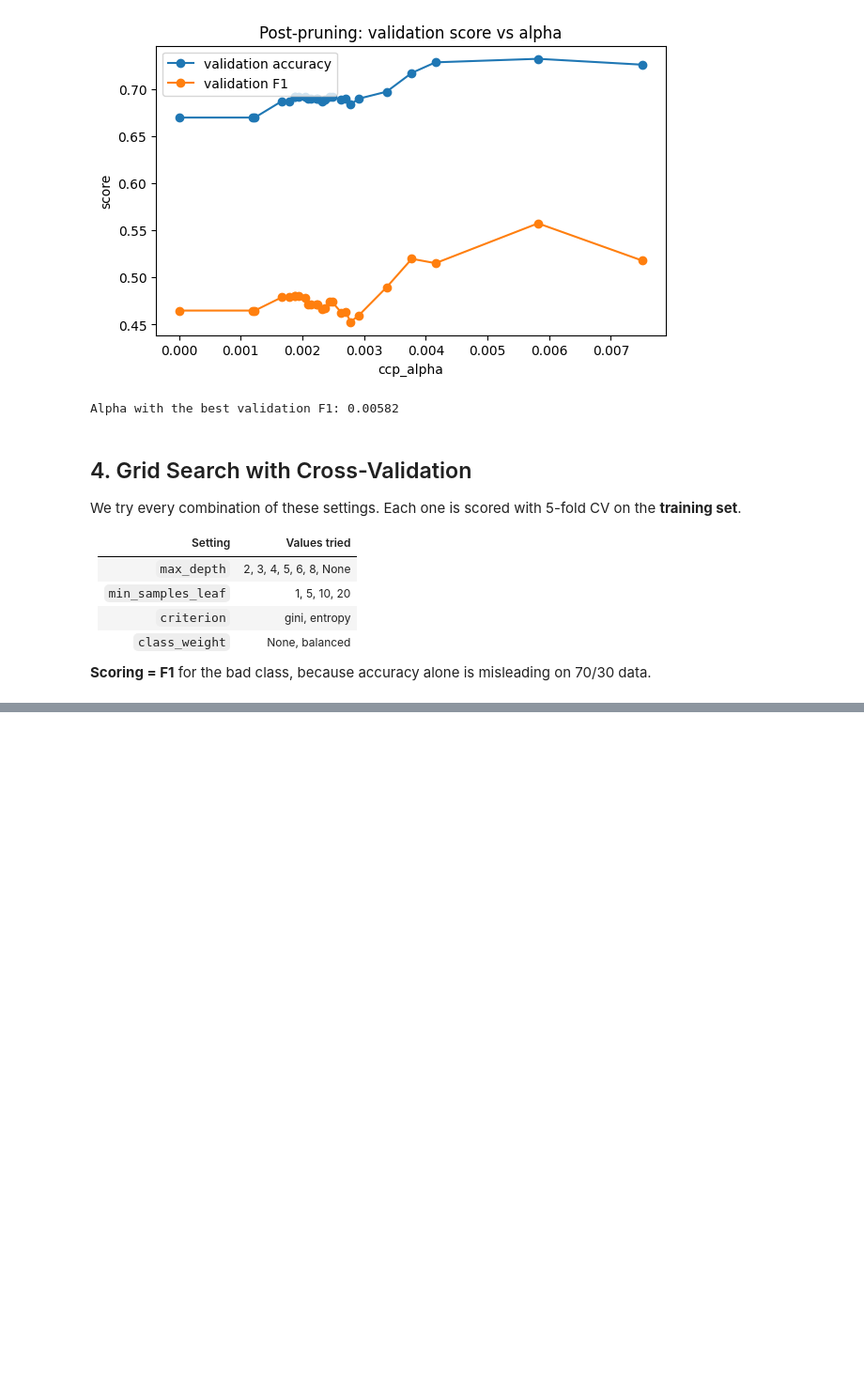
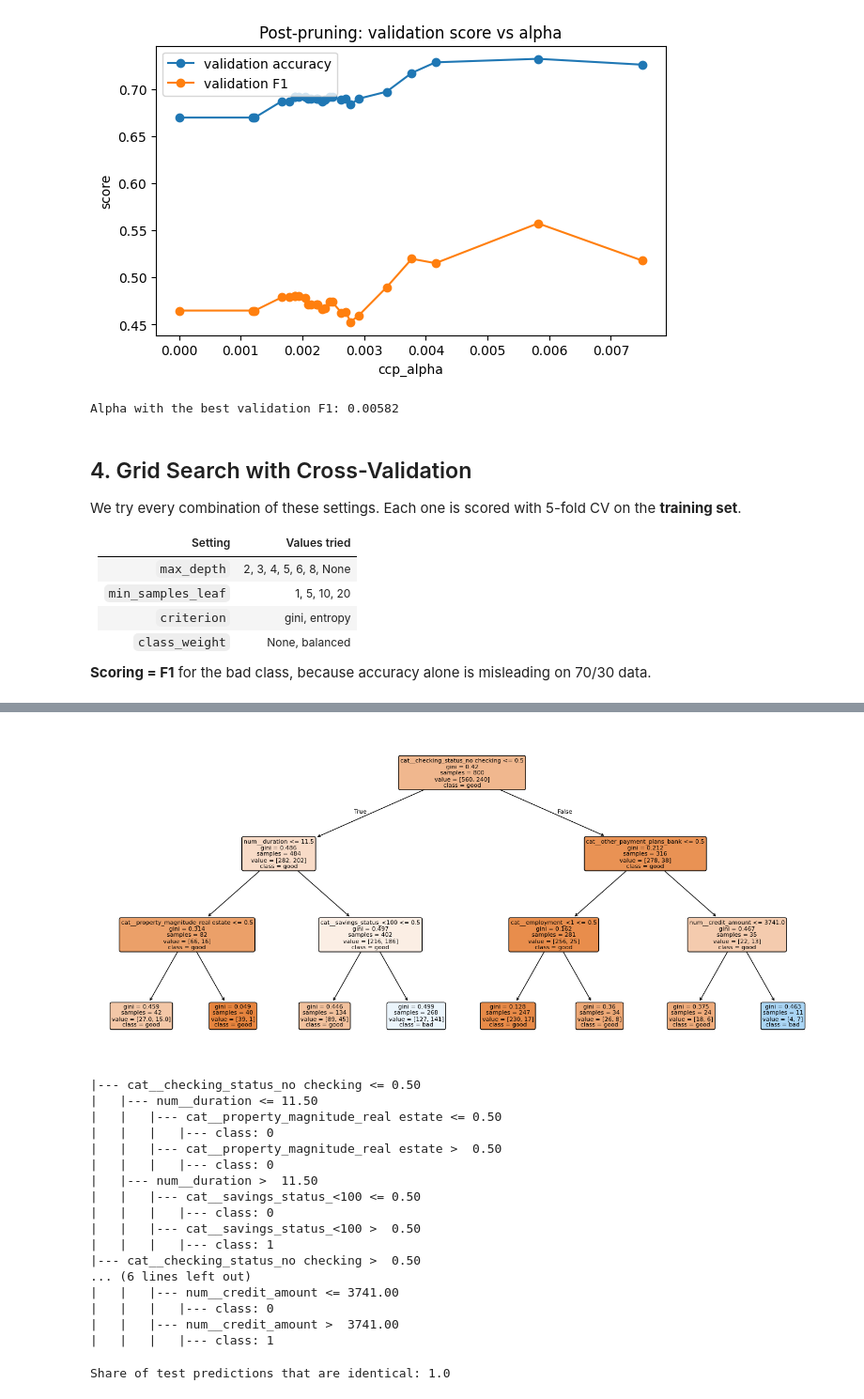
Before and after one commit to dhiru69-tech/ML-Techniques-Lab-Project, a Jupyter notebook: notebooks/day10_decision_tree_tuning.ipynb, the cells around one changed output, grey strips where cells are left out. Shown at 94% size. Drawn from its saved outputs; the diff is of its cells as text; code cells hidden in the pictures; blank space fills up the shorter version.

```diff
--- a/notebooks/day10_decision_tree_tuning.ipynb
+++ b/notebooks/day10_decision_tree_tuning.ipynb
@@ -204,0 +262,50 @@ print(results.sort_values('rank_test_score')[cols].head(5).round(3).to_string(in
+# %%
+# Same preprocessing, but numeric columns are passed through unscaled
+prep_raw = ColumnTransformer(
+    [('num', 'passthrough', num_cols),
+     ('cat', OneHotEncoder(handle_unknown='ignore', sparse_output=False), cat_cols)],
+    sparse_threshold=0
+)
+prep_raw.set_output(transform="pandas")
+
+Xtr_raw = prep_raw.fit_transform(X_train)
+Xte_raw = prep_raw.transform(X_test)
+
+# Tuned settings, but with a depth cap of 3 so the picture stays readable
+tree_raw = DecisionTreeClassifier(max_depth=3, min_samples_leaf=10, random_state=42)
+tree_raw.fit(Xtr_raw, y_train)
+
+plt.figure(figsize=(18, 8))
+plot_tree(tree_raw, feature_names=Xtr_raw.columns, class_names=['good', 'bad'],
+          filled=True, rounded=True, fontsize=8)
+plt.show()
+
+# The same tree as plain-text rules
+print(export_text(tree_raw, feature_names=list(Xtr_raw.columns)))
+# %% [output]
+[figure, added]
+|--- cat__checking_status_no checking <= 0.50
+|   |--- num__duration <= 11.50
+|   |   |--- cat__property_magnitude_real estate <= 0.50
+|   |   |   |--- class: 0
+|   |   |--- cat__property_magnitude_real estate >  0.50
+|   |   |   |--- class: 0
+|   |--- num__duration >  11.50
+|   |   |--- cat__savings_status_<100 <= 0.50
+|   |   |   |--- class: 0
+|   |   |--- cat__savings_status_<100 >  0.50
+|   |   |   |--- class: 1
+|--- cat__checking_status_no checking >  0.50
+... (6 lines left out)
+|   |   |--- num__credit_amount <= 3741.00
+|   |   |   |--- class: 0
+|   |   |--- num__credit_amount >  3741.00
+|   |   |   |--- class: 1
+# %%
+# Compare with a scaled-data tree of the same settings
+tree_scaled = make_pipe(max_depth=3, min_samples_leaf=10).fit(X_train, y_train)
+
+same = (tree_scaled.predict(X_test) == tree_raw.predict(Xte_raw)).mean()
+print("Share of test predictions that are identical:", round(same, 3))
+# %% [output]
+Share of test predictions that are identical: 1.0
```
Also changed, not shown: parts of 5 cells of this notebook.
